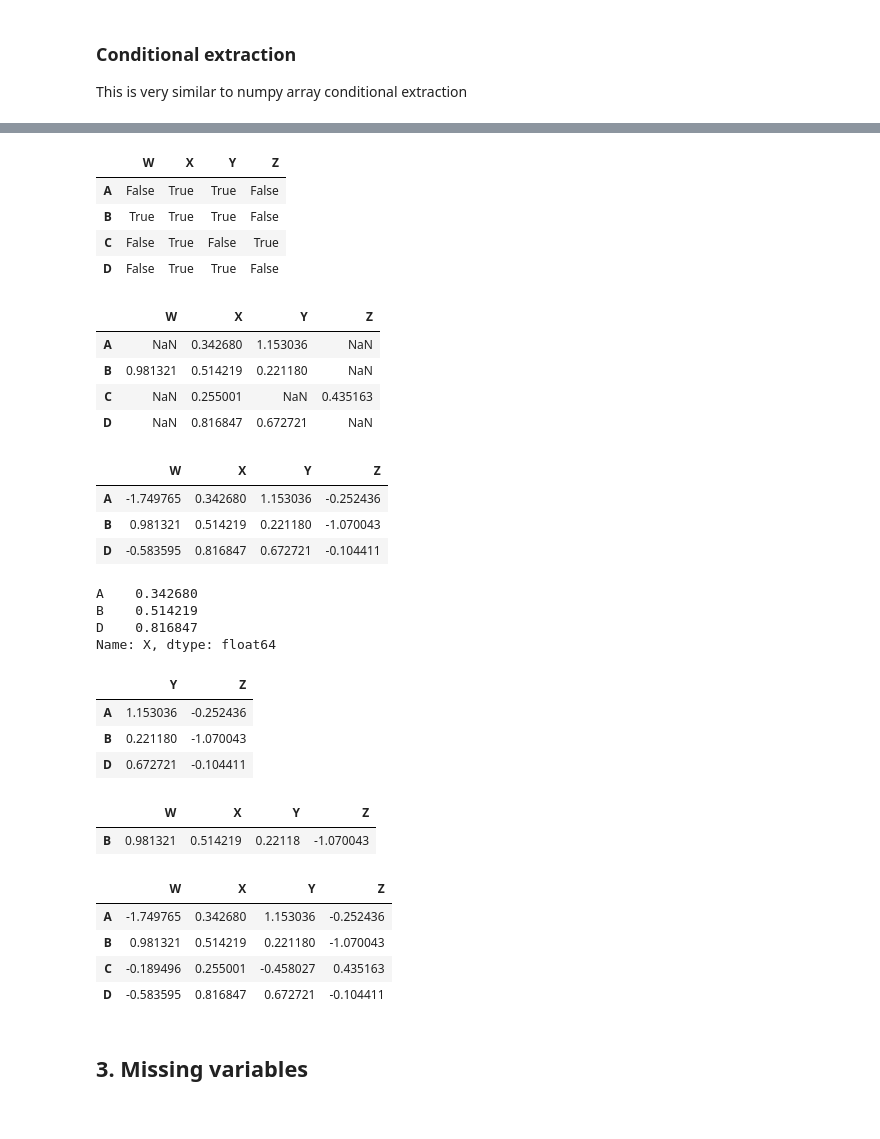
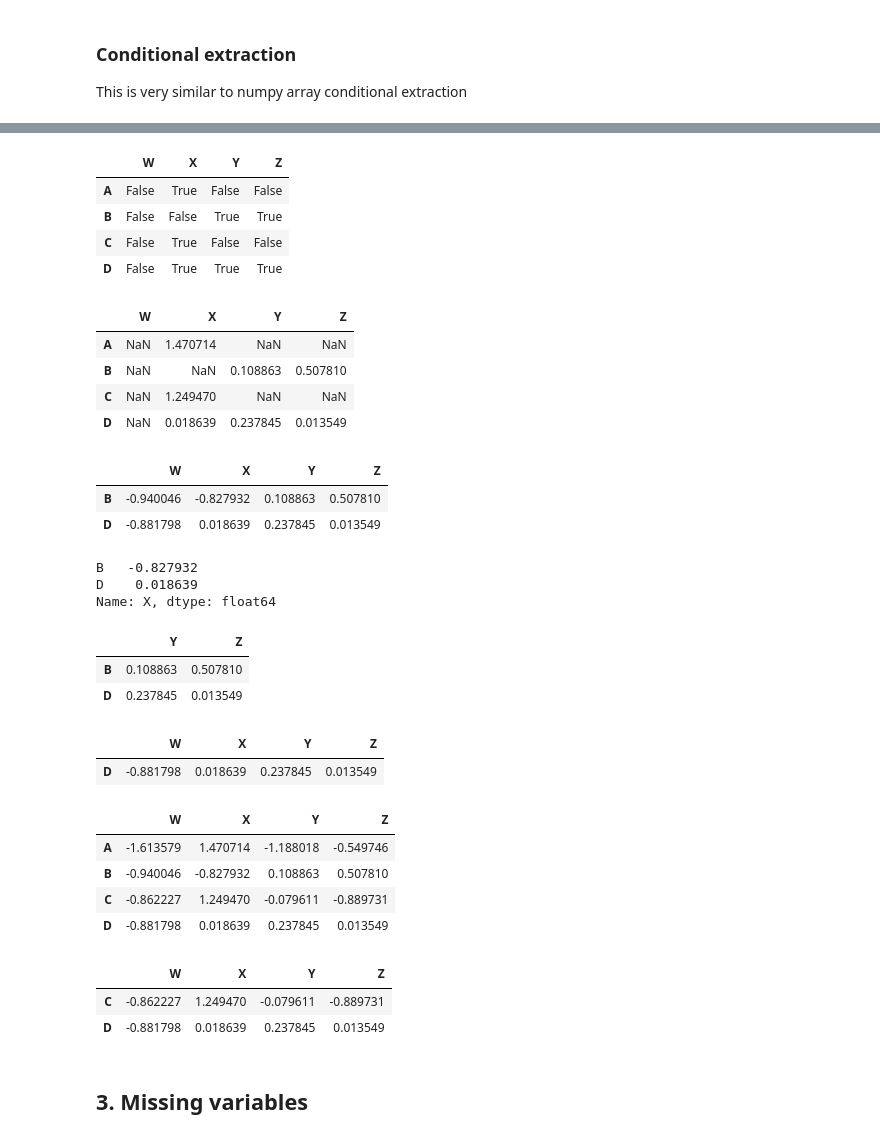
Before and after one commit to PJalgotrader/ML-USU-SP21, a Jupyter notebook: Classes/Class 3- Python Crash Course/Class 3-notebooks/3-Pandas.ipynb, the cells around one changed output, grey strips where cells are left out. Saved outputs shown, nothing was run; the diff lists cells and outputs as text; code cells hidden in the pictures.

```diff
--- a/Classes/Class 3- Python Crash Course/Class 3-notebooks/3-Pandas.ipynb
+++ b/Classes/Class 3- Python Crash Course/Class 3-notebooks/3-Pandas.ipynb
@@ -86,7 +90,7 @@ DataFrames are directly inspired by the R programming language and are the workh
 # %%
 np.random.seed(100)  # do this if you want to see the same results as mine
 # %%
-df = pd.DataFrame(np.random.randn(4,4),index='A B C D'.split(),columns='W X Y Z'.split())
+df = pd.DataFrame(data= np.random.randn(4,4),index='A B C D'.split(),columns='W X Y Z'.split())
 df
 # %% [output]
 |  | W | X | Y | Z |
@@ -241,52 +253,55 @@ df
 df>0
 # %% [output]
 |  | W | X | Y | Z |
-| A | False | True | True | False |
-| B | True | True | True | False |
-| C | False | True | False | True |
-| D | False | True | True | False |
+| A | False | True | False | False |
+| B | False | False | True | True |
+| C | False | True | False | False |
+| D | False | True | True | True |
 # %%
 df[df>0]
 # %% [output]
 |  | W | X | Y | Z |
-| A | NaN | 0.342680 | 1.153036 | NaN |
-| B | 0.981321 | 0.514219 | 0.221180 | NaN |
-| C | NaN | 0.255001 | NaN | 0.435163 |
-| D | NaN | 0.816847 | 0.672721 | NaN |
+| A | NaN | 1.470714 | NaN | NaN |
+| B | NaN | NaN | 0.108863 | 0.507810 |
+| C | NaN | 1.249470 | NaN | NaN |
+| D | NaN | 0.018639 | 0.237845 | 0.013549 |
 # %%
 df[df['Y']>0]
 # %% [output]
 |  | W | X | Y | Z |
-| A | -1.749765 | 0.342680 | 1.153036 | -0.252436 |
-| B | 0.981321 | 0.514219 | 0.221180 | -1.070043 |
-| D | -0.583595 | 0.816847 | 0.672721 | -0.104411 |
+| B | -0.940046 | -0.827932 | 0.108863 | 0.507810 |
+| D | -0.881798 | 0.018639 | 0.237845 | 0.013549 |
 # %%
 df[df['Y']>0]['X']
 # %% [output]
-A    0.342680
-B    0.514219
-D    0.816847
+B   -0.827932
+D    0.018639
 Name: X, dtype: float64
 # %%
 df[df['Y']>0][['Y','Z']]
 # %% [output]
 |  | Y | Z |
-| A | 1.153036 | -0.252436 |
-| B | 0.221180 | -1.070043 |
-| D | 0.672721 | -0.104411 |
+| B | 0.108863 | 0.507810 |
+| D | 0.237845 | 0.013549 |
 # %%
-df[(df['Y']>0) & (df['Z'] < -0.5)]
+df[(df['Y']>0) & (df['Z'] < 0.5)]
 # %% [output]
 |  | W | X | Y | Z |
-| B | 0.981321 | 0.514219 | 0.22118 | -1.070043 |
+| D | -0.881798 | 0.018639 | 0.237845 | 0.013549 |
 # %%
-df.head()
+df
 # %% [output]
 |  | W | X | Y | Z |
-| A | -1.749765 | 0.342680 | 1.153036 | -0.252436 |
-| B | 0.981321 | 0.514219 | 0.221180 | -1.070043 |
-| C | -0.189496 | 0.255001 | -0.458027 | 0.435163 |
-| D | -0.583595 | 0.816847 | 0.672721 | -0.104411 |
+| A | -1.613579 | 1.470714 | -1.188018 | -0.549746 |
+| B | -0.940046 | -0.827932 | 0.108863 | 0.507810 |
+| C | -0.862227 | 1.249470 | -0.079611 | -0.889731 |
+| D | -0.881798 | 0.018639 | 0.237845 | 0.013549 |
+# %%
+df.tail(2)
+# %% [output]
+|  | W | X | Y | Z |
+| C | -0.862227 | 1.249470 | -0.079611 | -0.889731 |
+| D | -0.881798 | 0.018639 | 0.237845 | 0.013549 |
 # %% [markdown]
 ## 3. Missing variables
 # %%
```
Also changed, not shown: parts of 28 cells of this notebook, 2 other files.
